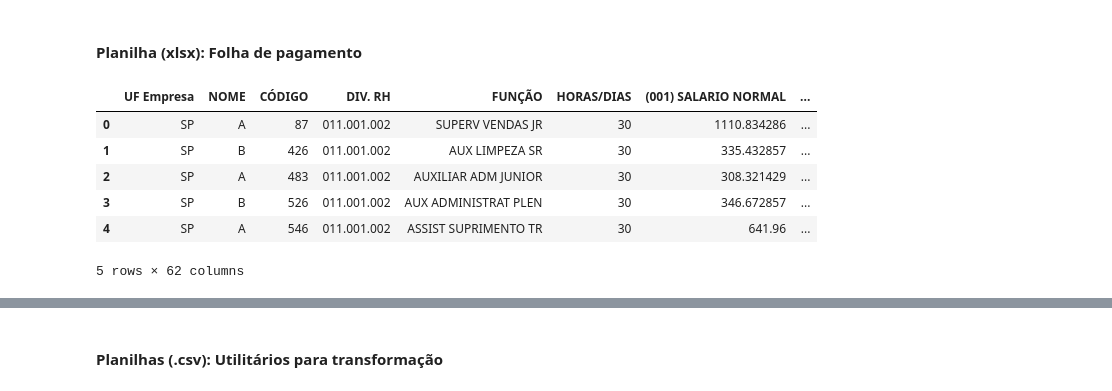
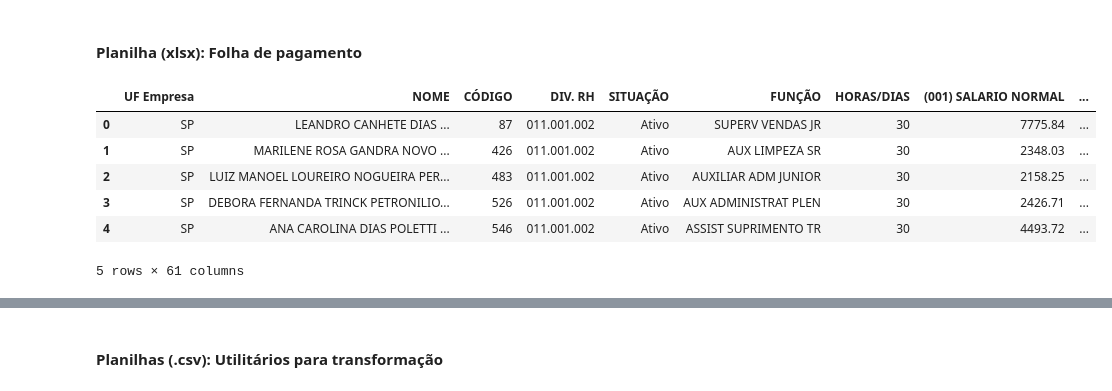
Before and after one commit to diogomarin/projetos-freelas, a Jupyter notebook: automatizacao-planilhas-app-1/automacao.ipynb, the cells around one changed output, grey strips where cells are left out. Drawn from its saved outputs; the diff is of its cells as text; code cells hidden in the pictures.

```diff
--- a/automatizacao-planilhas-app-1/automacao.ipynb
+++ b/automatizacao-planilhas-app-1/automacao.ipynb
@@ -4,16 +4,16 @@ import numpy as np
 # %% [markdown]
 #### Planilha (xlsx): Folha de pagamento
 # %%
-df = pd.read_excel('input\\folha_de_pagamento_072023.xlsx', header=3)
+df = pd.read_excel('input\FolhaPagto-31082023_0011.xlsx', header=3)
 df.head()
 # %% [output]
-|  | UF Empresa | NOME | CÓDIGO | DIV. RH | FUNÇÃO | HORAS/DIAS | (001) SALARIO NORMAL | ... |
-| 0 | SP | A | 87 | 011.001.002 | SUPERV VENDAS JR | 30 | 1110.834286 | ... |
-| 1 | SP | B | 426 | 011.001.002 | AUX LIMPEZA SR | 30 | 335.432857 | ... |
-| 2 | SP | A | 483 | 011.001.002 | AUXILIAR ADM JUNIOR | 30 | 308.321429 | ... |
-| 3 | SP | B | 526 | 011.001.002 | AUX ADMINISTRAT PLEN | 30 | 346.672857 | ... |
-| 4 | SP | A | 546 | 011.001.002 | ASSIST SUPRIMENTO TR | 30 | 641.96 | ... |
+|  | UF Empresa | NOME | CÓDIGO | DIV. RH | SITUAÇÃO | FUNÇÃO | HORAS/DIAS | (001) SALARIO NORMAL | ... |
+| 0 | SP | LEANDRO CANHETE DIAS ... | 87 | 011.001.002 | Ativo | SUPERV VENDAS JR | 30 | 7775.84 | ... |
+| 1 | SP | MARILENE ROSA GANDRA NOVO ... | 426 | 011.001.002 | Ativo | AUX LIMPEZA SR | 30 | 2348.03 | ... |
+| 2 | SP | LUIZ MANOEL LOUREIRO NOGUEIRA PER... | 483 | 011.001.002 | Ativo | AUXILIAR ADM JUNIOR | 30 | 2158.25 | ... |
+| 3 | SP | DEBORA FERNANDA TRINCK PETRONILIO... | 526 | 011.001.002 | Ativo | AUX ADMINISTRAT PLEN | 30 | 2426.71 | ... |
+| 4 | SP | ANA CAROLINA DIAS POLETTI ... | 546 | 011.001.002 | Ativo | ASSIST SUPRIMENTO TR | 30 | 4493.72 | ... |
-5 rows × 62 columns
+5 rows × 61 columns
 # %%
 colunas_para_alterar = df.columns[6:63]
 
```
Also changed, not shown: parts of 17 cells of this notebook, 9 other files.
